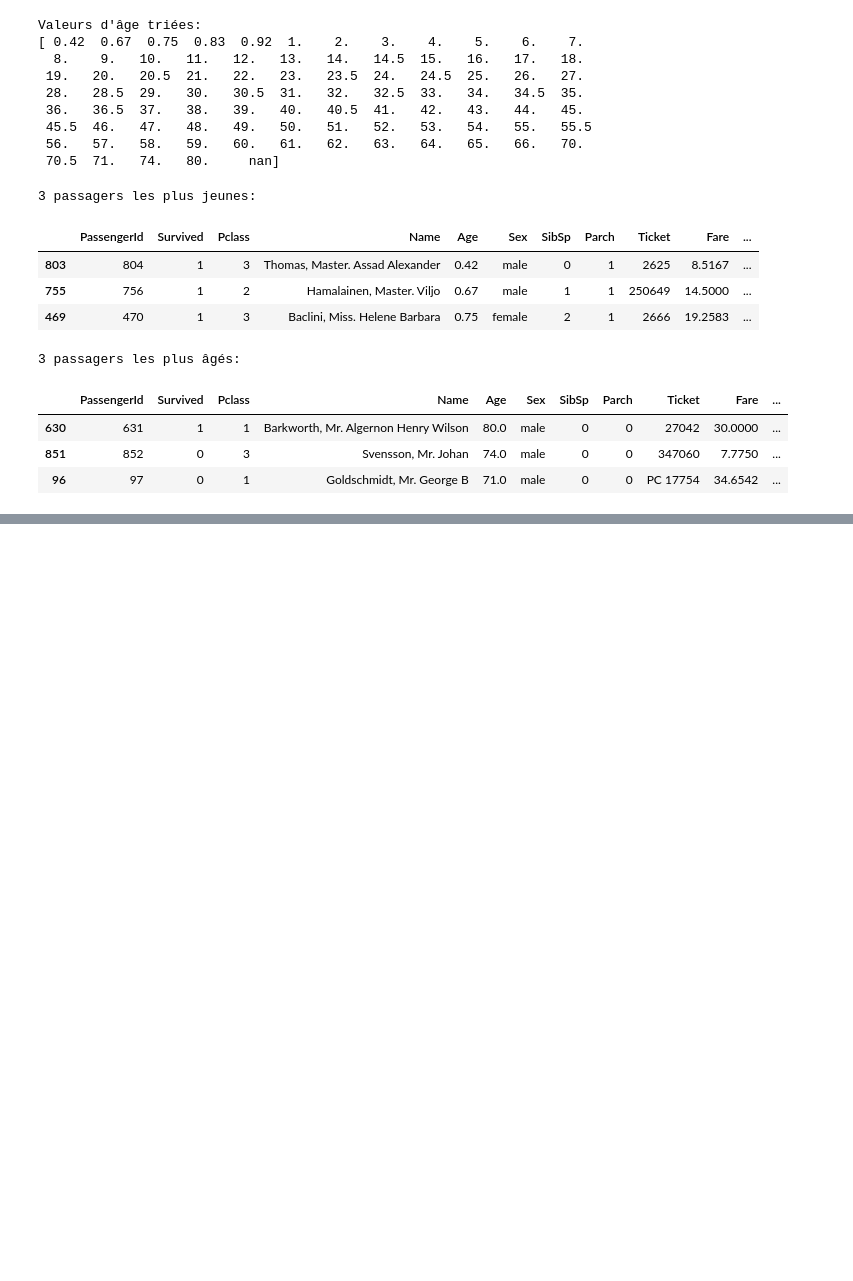
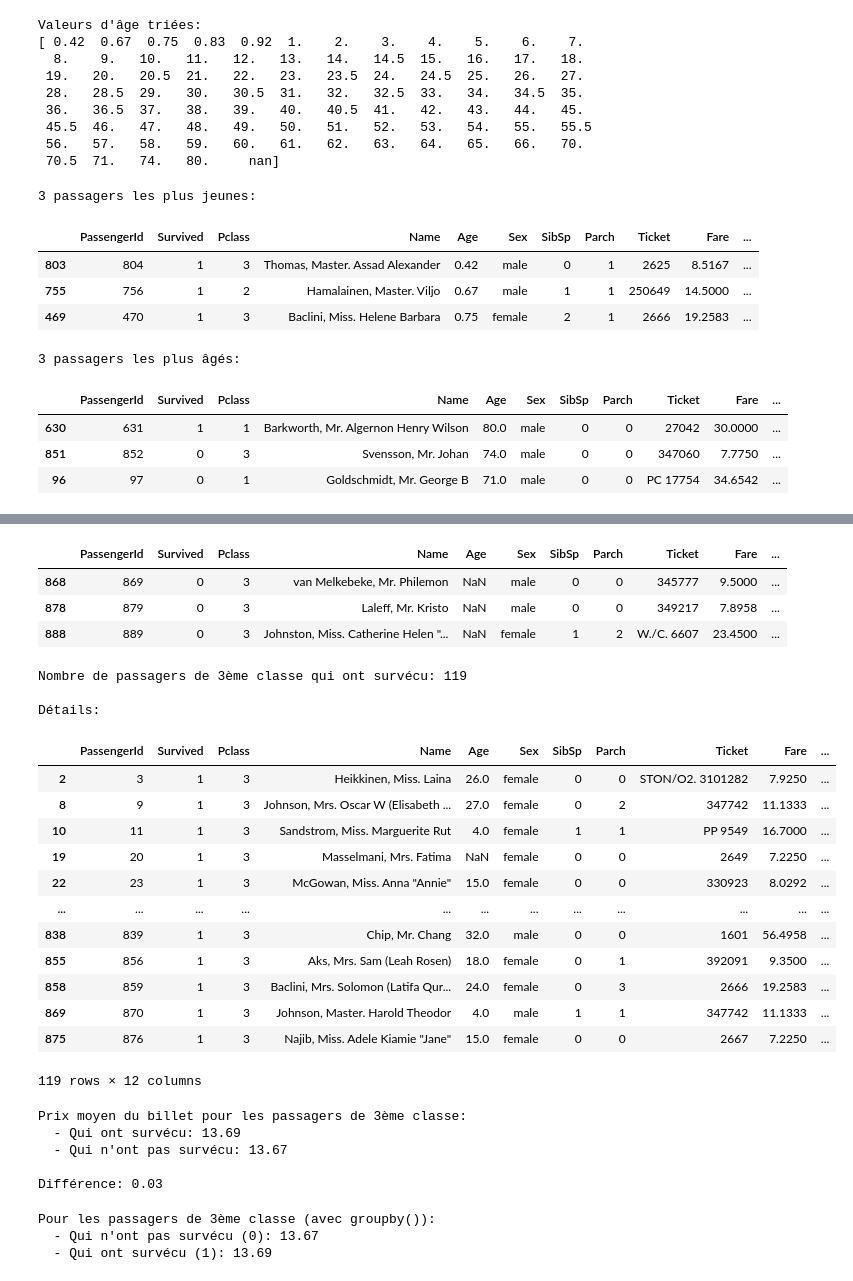
Before and after one commit to pbellot/FormationPANDAS, a Jupyter notebook: Exercices Pandas Solutions.ipynb, the cells around one changed output, grey strips where cells are left out. Drawn from its saved outputs; the diff is of its cells as text; code cells hidden in the pictures; blank space fills up the shorter version.

```diff
--- a/Exercices Pandas Solutions.ipynb
+++ b/Exercices Pandas Solutions.ipynb
@@ -90,0 +90,64 @@ print(df_sorted.tail(3))
+# %%
+# Les 3 passagers les plus âgés
+df_sorted.tail(3)
+# %% [output]
+|  | PassengerId | Survived | Pclass | Name | Age | Sex | SibSp | Parch | Ticket | Fare | ... |
+| 868 | 869 | 0 | 3 | van Melkebeke, Mr. Philemon | NaN | male | 0 | 0 | 345777 | 9.5000 | ... |
+| 878 | 879 | 0 | 3 | Laleff, Mr. Kristo | NaN | male | 0 | 0 | 349217 | 7.8958 | ... |
+| 888 | 889 | 0 | 3 | Johnston, Miss. Catherine Helen "... | NaN | female | 1 | 2 | W./C. 6607 | 23.4500 | ... |
+# %%
+# Utiliser query() pour trouver les passagers de 3ème classe qui ont survécu
+result = df.query('Pclass == 3 and Survived == 1')
+
+print(f"Nombre de passagers de 3ème classe qui ont survécu: {len(result)}")
+print("\nDétails:")
+result
+# %% [output]
+Nombre de passagers de 3ème classe qui ont survécu: 119
+
+Détails:
+|  | PassengerId | Survived | Pclass | Name | Age | Sex | SibSp | Parch | Ticket | Fare | ... |
+| 2 | 3 | 1 | 3 | Heikkinen, Miss. Laina | 26.0 | female | 0 | 0 | STON/O2. 3101282 | 7.9250 | ... |
+| 8 | 9 | 1 | 3 | Johnson, Mrs. Oscar W (Elisabeth ... | 27.0 | female | 0 | 2 | 347742 | 11.1333 | ... |
+| 10 | 11 | 1 | 3 | Sandstrom, Miss. Marguerite Rut | 4.0 | female | 1 | 1 | PP 9549 | 16.7000 | ... |
+| 19 | 20 | 1 | 3 | Masselmani, Mrs. Fatima | NaN | female | 0 | 0 | 2649 | 7.2250 | ... |
+| 22 | 23 | 1 | 3 | McGowan, Miss. Anna "Annie" | 15.0 | female | 0 | 0 | 330923 | 8.0292 | ... |
+| ... | ... | ... | ... | ... | ... | ... | ... | ... | ... | ... | ... |
+| 838 | 839 | 1 | 3 | Chip, Mr. Chang | 32.0 | male | 0 | 0 | 1601 | 56.4958 | ... |
+| 855 | 856 | 1 | 3 | Aks, Mrs. Sam (Leah Rosen) | 18.0 | female | 0 | 1 | 392091 | 9.3500 | ... |
+| 858 | 859 | 1 | 3 | Baclini, Mrs. Solomon (Latifa Qur... | 24.0 | female | 0 | 3 | 2666 | 19.2583 | ... |
+| 869 | 870 | 1 | 3 | Johnson, Master. Harold Theodor | 4.0 | male | 1 | 1 | 347742 | 11.1333 | ... |
+| 875 | 876 | 1 | 3 | Najib, Miss. Adele Kiamie "Jane" | 15.0 | female | 0 | 0 | 2667 | 7.2250 | ... |
+119 rows × 12 columns
+# %%
+# Prix moyen pour les passagers de 3ème classe qui ont survécu
+fare_survived = df.query('Pclass == 3 and Survived == 1')['Fare'].mean()
+
+# Prix moyen pour les passagers de 3ème classe qui n'ont pas survécu
+fare_not_survived = df.query('Pclass == 3 and Survived == 0')['Fare'].mean()
+
+print("Prix moyen du billet pour les passagers de 3ème classe:")
+print(f"  - Qui ont survécu: {fare_survived:.2f}")
+print(f"  - Qui n'ont pas survécu: {fare_not_survived:.2f}")
+print(f"\nDifférence: {fare_survived - fare_not_survived:.2f}")
+# %% [output]
+Prix moyen du billet pour les passagers de 3ème classe:
+  - Qui ont survécu: 13.69
+  - Qui n'ont pas survécu: 13.67
+
+Différence: 0.03
+# %%
+# En utilisant groupby()
+# Filtrer les passagers de 3ème classe
+third_class = df.query('Pclass == 3')
+
+# Grouper par Survived et calculer la moyenne de Fare
+fare_by_survival = third_class.groupby('Survived')['Fare'].mean()
+
+print("Pour les passagers de 3ème classe (avec groupby()):")
+print(f"  - Qui n'ont pas survécu (0): {fare_by_survival[0]:.2f}")
+print(f"  - Qui ont survécu (1): {fare_by_survival[1]:.2f}")
+# %% [output]
+Pour les passagers de 3ème classe (avec groupby()):
+  - Qui n'ont pas survécu (0): 13.67
+  - Qui ont survécu (1): 13.69
```
Also changed, not shown: parts of 3 cells of this notebook.
